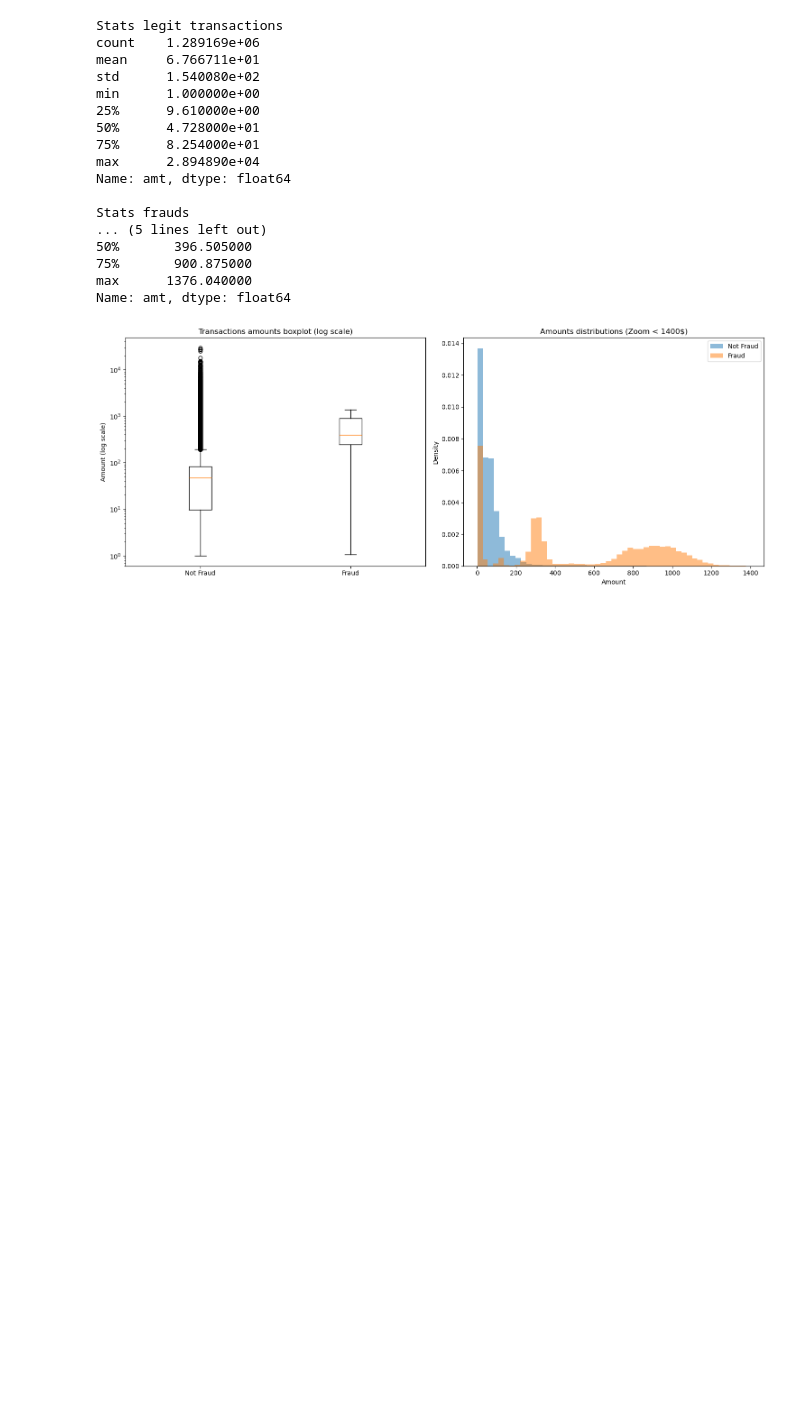
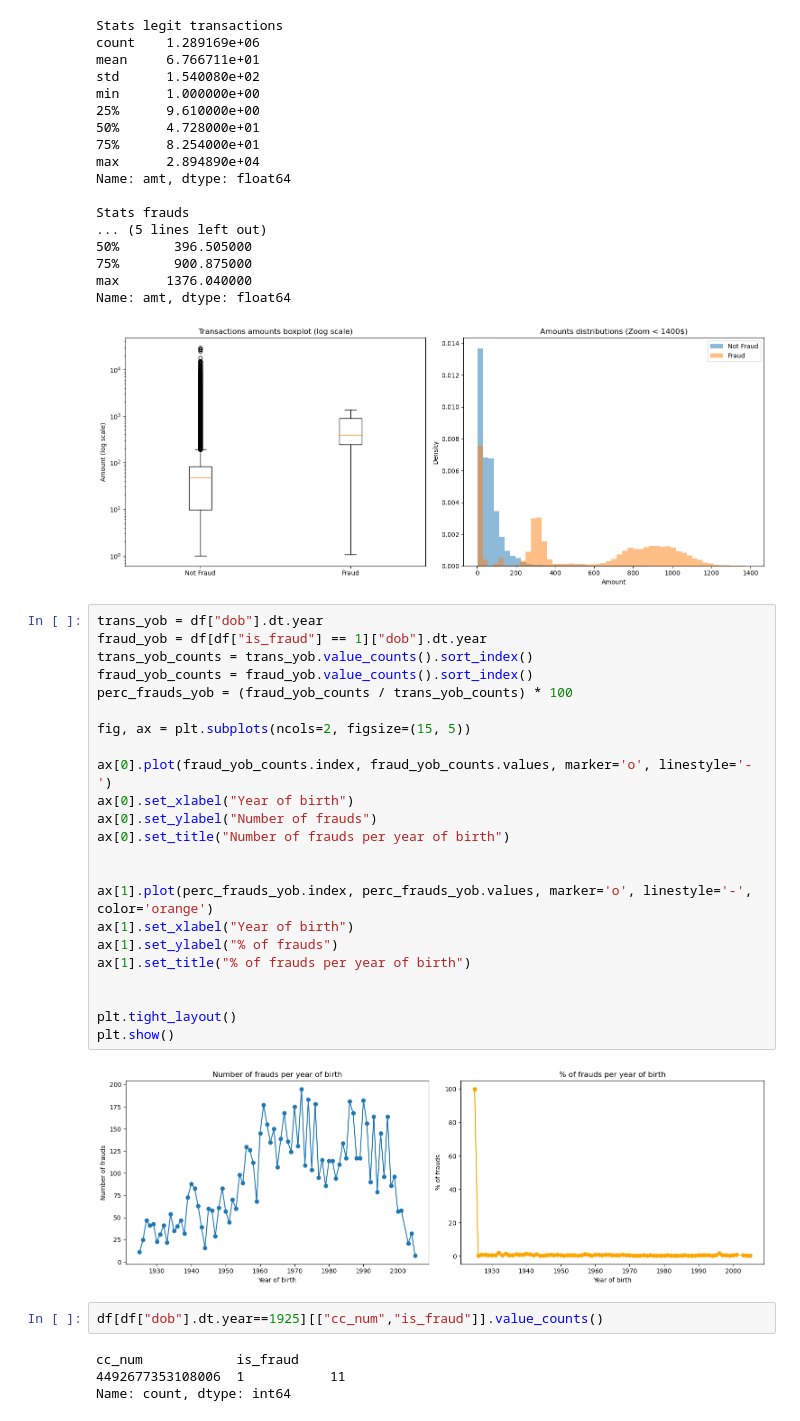
Before and after one commit to giorgiozoccatelli/Fraud-Detection, a Jupyter notebook: creditfraud.ipynb, the cells around one changed output. Drawn from its saved outputs; the diff is of its cells as text; blank space fills up the shorter version.

```diff
--- a/creditfraud.ipynb
+++ b/creditfraud.ipynb
@@ -195,3 +198,34 @@ Stats frauds
 max      1376.040000
 Name: amt, dtype: float64
 [figure]
+# %%
+trans_yob = df["dob"].dt.year
+fraud_yob = df[df["is_fraud"] == 1]["dob"].dt.year
+trans_yob_counts = trans_yob.value_counts().sort_index()
+fraud_yob_counts = fraud_yob.value_counts().sort_index()
+perc_frauds_yob = (fraud_yob_counts / trans_yob_counts) * 100
+
+fig, ax = plt.subplots(ncols=2, figsize=(15, 5))
+
+ax[0].plot(fraud_yob_counts.index, fraud_yob_counts.values, marker='o', linestyle='-')
+ax[0].set_xlabel("Year of birth")
+ax[0].set_ylabel("Number of frauds")
+ax[0].set_title("Number of frauds per year of birth")
+
+
+ax[1].plot(perc_frauds_yob.index, perc_frauds_yob.values, marker='o', linestyle='-', color='orange')
+ax[1].set_xlabel("Year of birth")
+ax[1].set_ylabel("% of frauds")
+ax[1].set_title("% of frauds per year of birth")
+
+
+plt.tight_layout()
+plt.show()
+# %% [output]
+[figure, added]
+# %%
+df[df["dob"].dt.year==1925][["cc_num","is_fraud"]].value_counts()
+# %% [output]
+cc_num            is_fraud
+4492677353108006  1           11
+Name: count, dtype: int64
```
Also changed, not shown: parts of 8 cells of this notebook.
